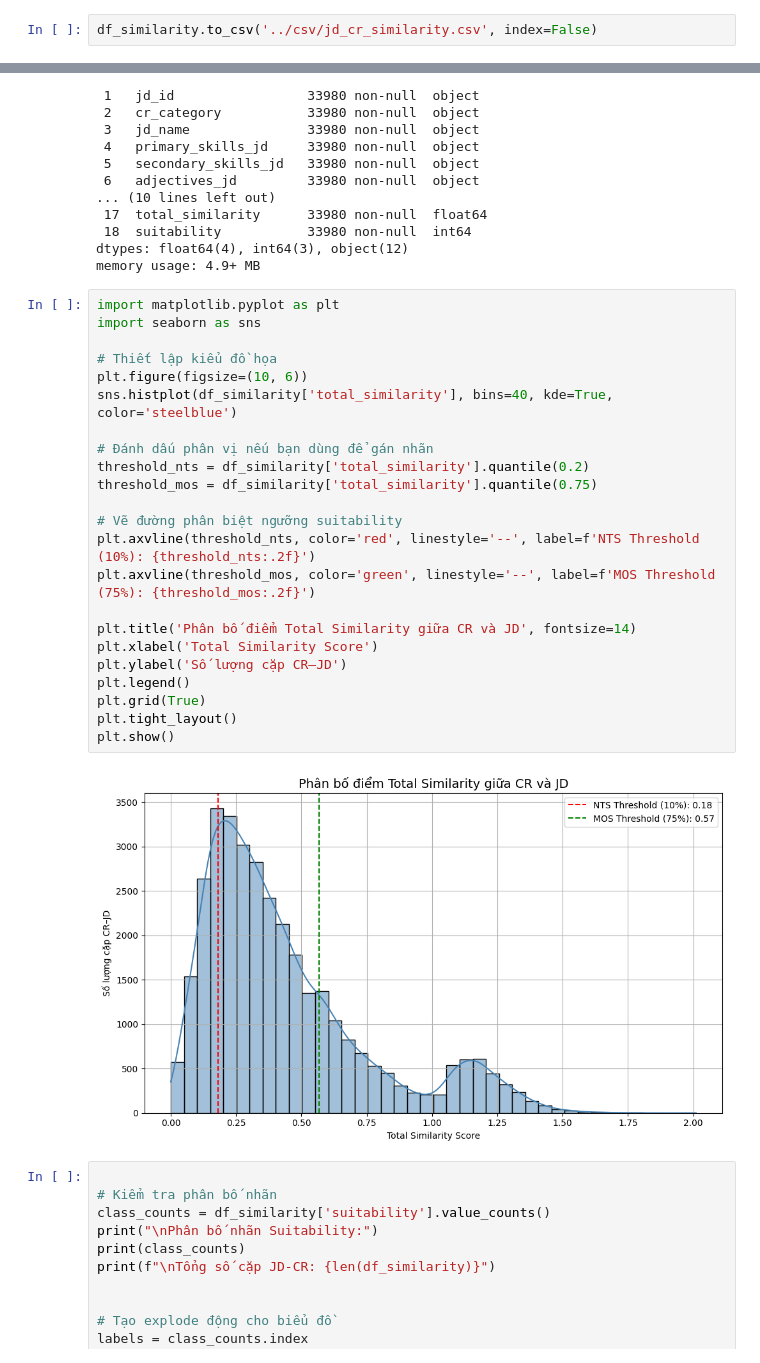
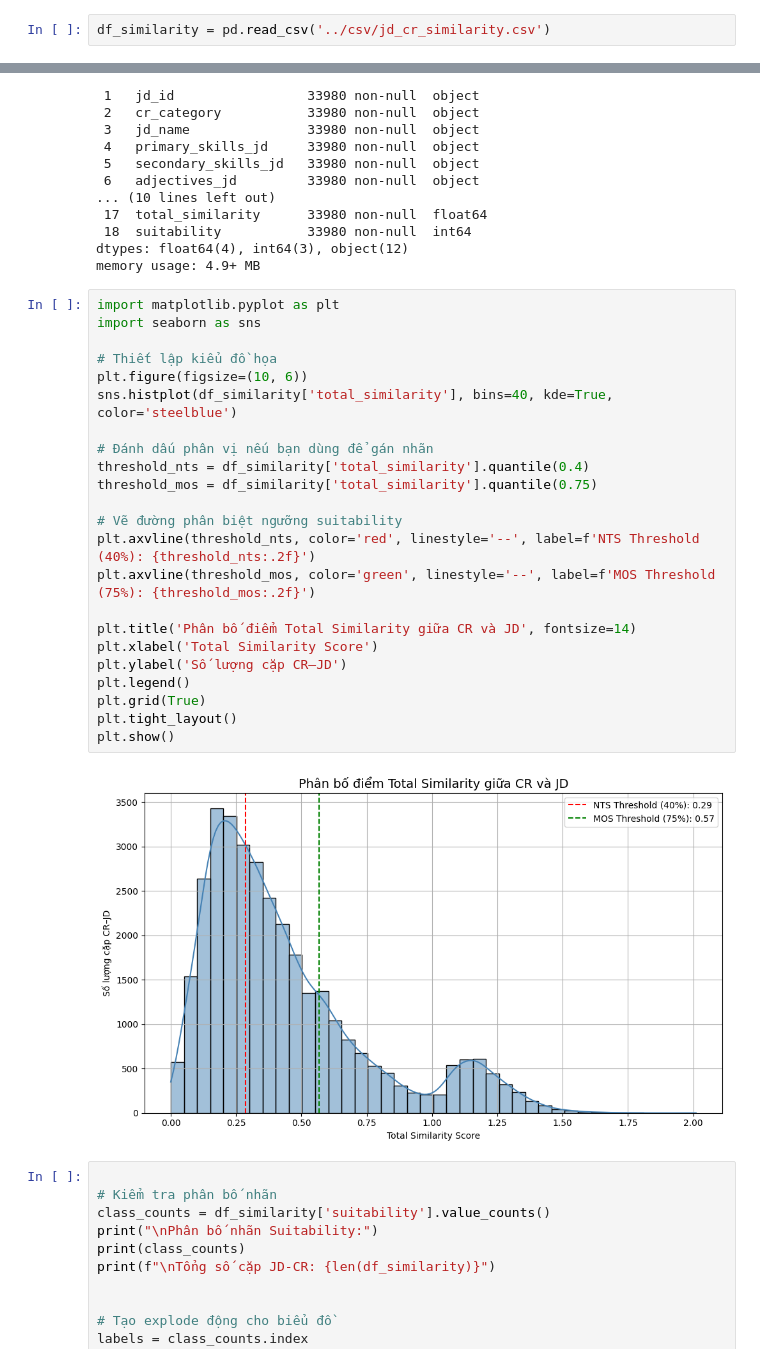
Before and after one commit to KAkhoa12/crawn_data_it, a Jupyter notebook: progress/ipynb/jaccard.ipynb, the cells around one changed output, grey strips where cells are left out. Saved outputs shown, nothing was run; the diff lists cells and outputs as text.

```diff
--- a/progress/ipynb/jaccard.ipynb
+++ b/progress/ipynb/jaccard.ipynb
@@ -205,7 +205,7 @@ df_similarity.drop(columns=[c + '_set' for c in list_cols], inplace=True)
 # %%
 df_similarity.dropna(inplace=True)
 # %%
-df_similarity.to_csv('../csv/jd_cr_similarity.csv', index=False)
+df_similarity = pd.read_csv('../csv/jd_cr_similarity.csv')
 # %%
 df_similarity.info()
 # %% [output]
@@ -229,28 +229,28 @@ memory usage: 4.9+ MB
 # %%
 import matplotlib.pyplot as plt
 import seaborn as sns
 
 # Thiết lập kiểu đồ họa
 plt.figure(figsize=(10, 6))
 sns.histplot(df_similarity['total_similarity'], bins=40, kde=True, color='steelblue')
 
 # Đánh dấu phân vị nếu bạn dùng để gán nhãn
-threshold_nts = df_similarity['total_similarity'].quantile(0.2)
+threshold_nts = df_similarity['total_similarity'].quantile(0.4)
 threshold_mos = df_similarity['total_similarity'].quantile(0.75)
 
 # Vẽ đường phân biệt ngưỡng suitability
-plt.axvline(threshold_nts, color='red', linestyle='--', label=f'NTS Threshold (10%): {threshold_nts:.2f}')
+plt.axvline(threshold_nts, color='red', linestyle='--', label=f'NTS Threshold (40%): {threshold_nts:.2f}')
 plt.axvline(threshold_mos, color='green', linestyle='--', label=f'MOS Threshold (75%): {threshold_mos:.2f}')
 
 plt.title('Phân bố điểm Total Similarity giữa CR và JD', fontsize=14)
 plt.xlabel('Total Similarity Score')
 plt.ylabel('Số lượng cặp CR–JD')
 plt.legend()
 plt.grid(True)
 plt.tight_layout()
 plt.show()
 # %% [output]
-[figure, old version]
+[figure, new version]
 # %%
 
 # Kiểm tra phân bố nhãn
```
Also changed, not shown: 13 other files.
